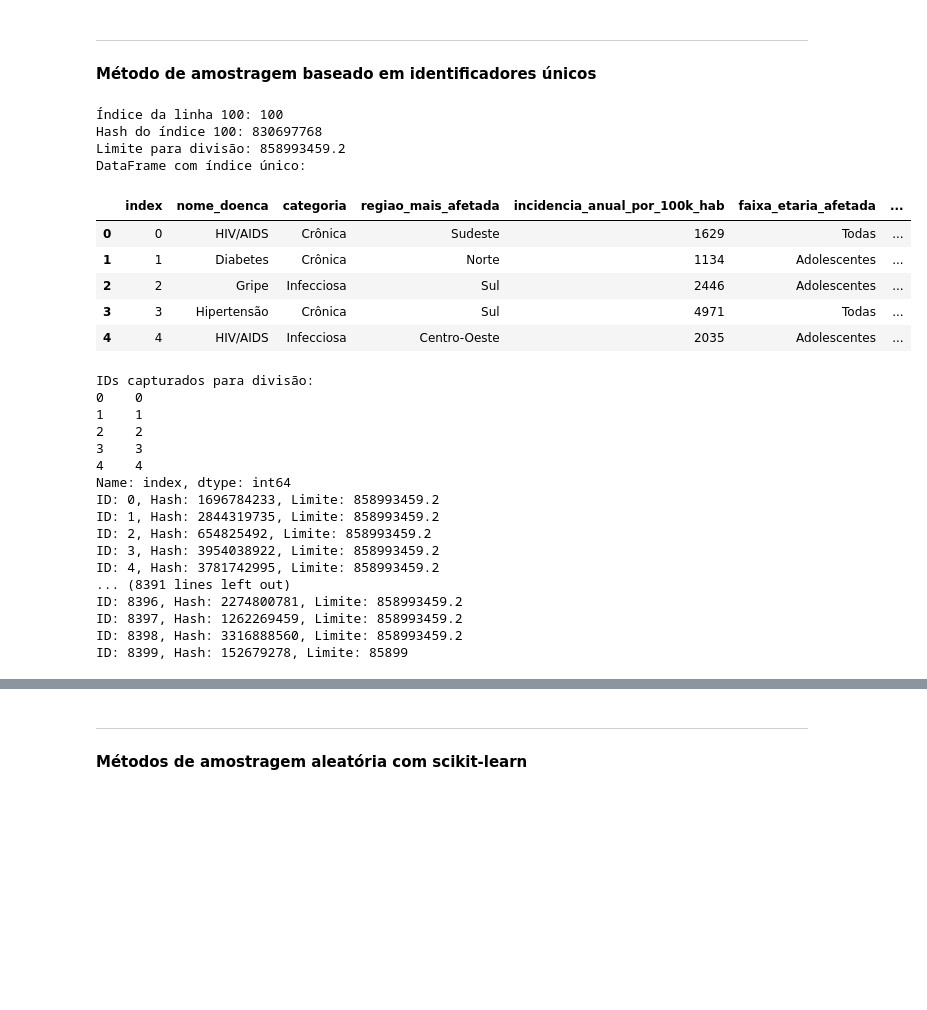
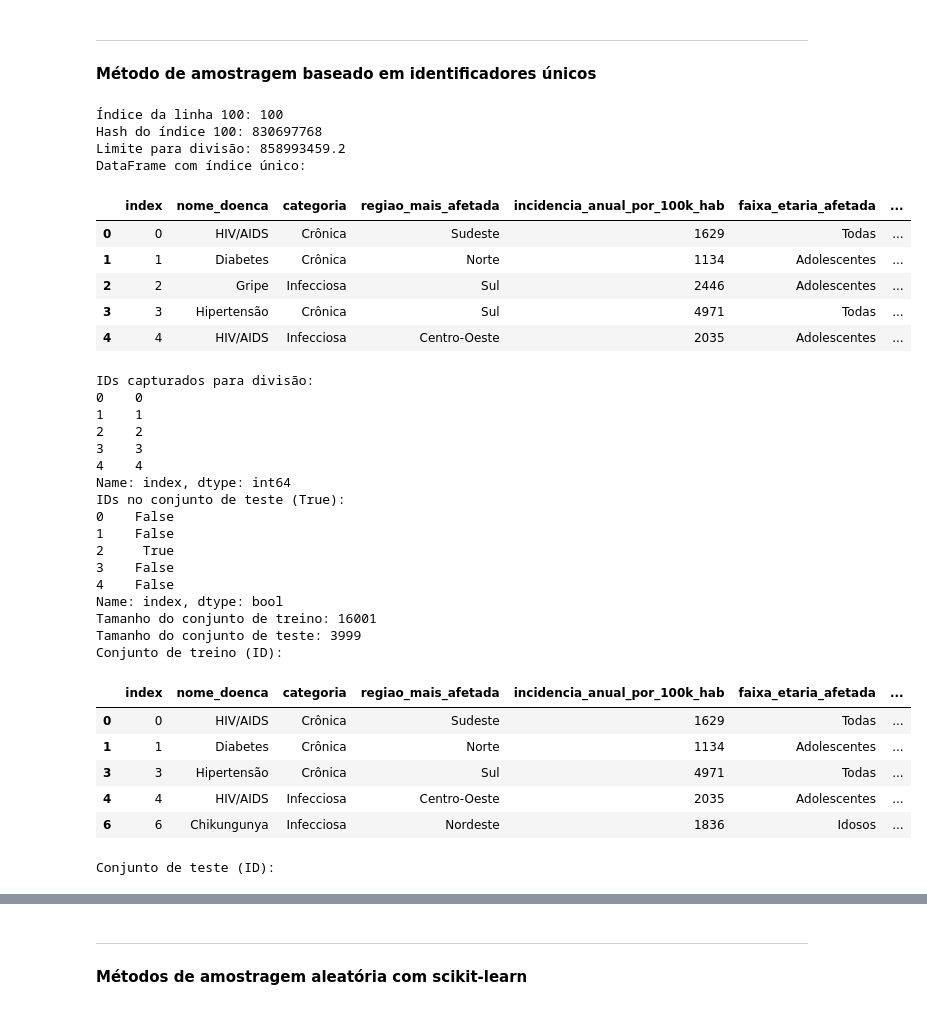
Before and after one commit to Jonathan-Stefan/Projeto_C318_Analise_de_Dados, a Jupyter notebook: app.ipynb, the cells around one changed output, grey strips where cells are left out. Saved outputs shown, nothing was run; the diff lists cells and outputs as text; code cells hidden in the pictures; blank space fills up the shorter version.

Commit message:
refactor: Remoção do print dos rash

```diff
--- a/app.ipynb
+++ b/app.ipynb
@@ -162,7 +162,7 @@ Primeiros registros do conjunto de teste:
 def is_id_in_test_set(identifier, test_ratio):
     # Verificar o hash calculado para o identificador
     hash_value = crc32(np.int64(identifier))
-    print(f"ID: {identifier}, Hash: {hash_value}, Limite: {test_ratio * 2**32}")
+    #print(f"ID: {identifier}, Hash: {hash_value}, Limite: {test_ratio * 2**32}")
     return hash_value < test_ratio * 2**32
 
 def split_data_with_id_hash(data, test_ratio, id_column):
@@ -190,42 +190,49 @@ print(f"Limite para divisão: {0.2 * 2**32}")
 
 # Geração de índice único no dataframe df (reset_index), incluindo coluna
 df_id = df.reset_index()
 print("DataFrame com índice único:")
 display(df_id.head())  # Mostrar as primeiras linhas do DataFrame ajustado
 
 # Usando a função split_train_test_by_id para geração do conjunto de teste com checagem
 train_set_id, teste_set_id = split_data_with_id_hash(df_id, 0.2, 'index')
 
 # Visualizar os conjuntos resultantes
 print("Conjunto de treino (ID):")
-print(train_set_id.head())  # Exibir as primeiras linhas do conjunto de treino
+display(train_set_id.head())  # Exibir as primeiras linhas do conjunto de treino
 print("Conjunto de teste (ID):")
-print(teste_set_id.head())  # Exibir as primeiras linhas do conjunto de teste
+display(teste_set_id.head())  # Exibir as primeiras linhas do conjunto de teste
 # %% [output]
 Índice da linha 100: 100
 Hash do índice 100: 830697768
 Limite para divisão: 858993459.2
 DataFrame com índice único:
 |  | index | nome_doenca | categoria | regiao_mais_afetada | incidencia_anual_por_100k_hab | faixa_etaria_afetada | ... |
 | 0 | 0 | HIV/AIDS | Crônica | Sudeste | 1629 | Todas | ... |
 | 1 | 1 | Diabetes | Crônica | Norte | 1134 | Adolescentes | ... |
 | 2 | 2 | Gripe | Infecciosa | Sul | 2446 | Adolescentes | ... |
 | 3 | 3 | Hipertensão | Crônica | Sul | 4971 | Todas | ... |
 | 4 | 4 | HIV/AIDS | Infecciosa | Centro-Oeste | 2035 | Adolescentes | ... |
 IDs capturados para divisão:
 0    0
 1    1
 2    2
 3    3
 4    4
 Name: index, dtype: int64
-ID: 0, Hash: 1696784233, Limite: 858993459.2
-ID: 1, Hash: 2844319735, Limite: 858993459.2
-ID: 2, Hash: 654825492, Limite: 858993459.2
-ID: 3, Hash: 3954038922, Limite: 858993459.2
-ID: 4, Hash: 3781742995, Limite: 858993459.2
-... (8391 lines left out)
-ID: 8396, Hash: 2274800781, Limite: 858993459.2
-ID: 8397, Hash: 1262269459, Limite: 858993459.2
-ID: 8398, Hash: 3316888560, Limite: 858993459.2
-ID: 8399, Hash: 152679278, Limite: 85899
+IDs no conjunto de teste (True):
+0    False
+1    False
+2     True
+3    False
+4    False
+Name: index, dtype: bool
+Tamanho do conjunto de treino: 16001
+Tamanho do conjunto de teste: 3999
+Conjunto de treino (ID):
+|  | index | nome_doenca | categoria | regiao_mais_afetada | incidencia_anual_por_100k_hab | faixa_etaria_afetada | ... |
+| 0 | 0 | HIV/AIDS | Crônica | Sudeste | 1629 | Todas | ... |
+| 1 | 1 | Diabetes | Crônica | Norte | 1134 | Adolescentes | ... |
+| 3 | 3 | Hipertensão | Crônica | Sul | 4971 | Todas | ... |
+| 4 | 4 | HIV/AIDS | Infecciosa | Centro-Oeste | 2035 | Adolescentes | ... |
+| 6 | 6 | Chikungunya | Infecciosa | Nordeste | 1836 | Idosos | ... |
+Conjunto de teste (ID):
```
Also changed, not shown: parts of 1 cell of this notebook.
